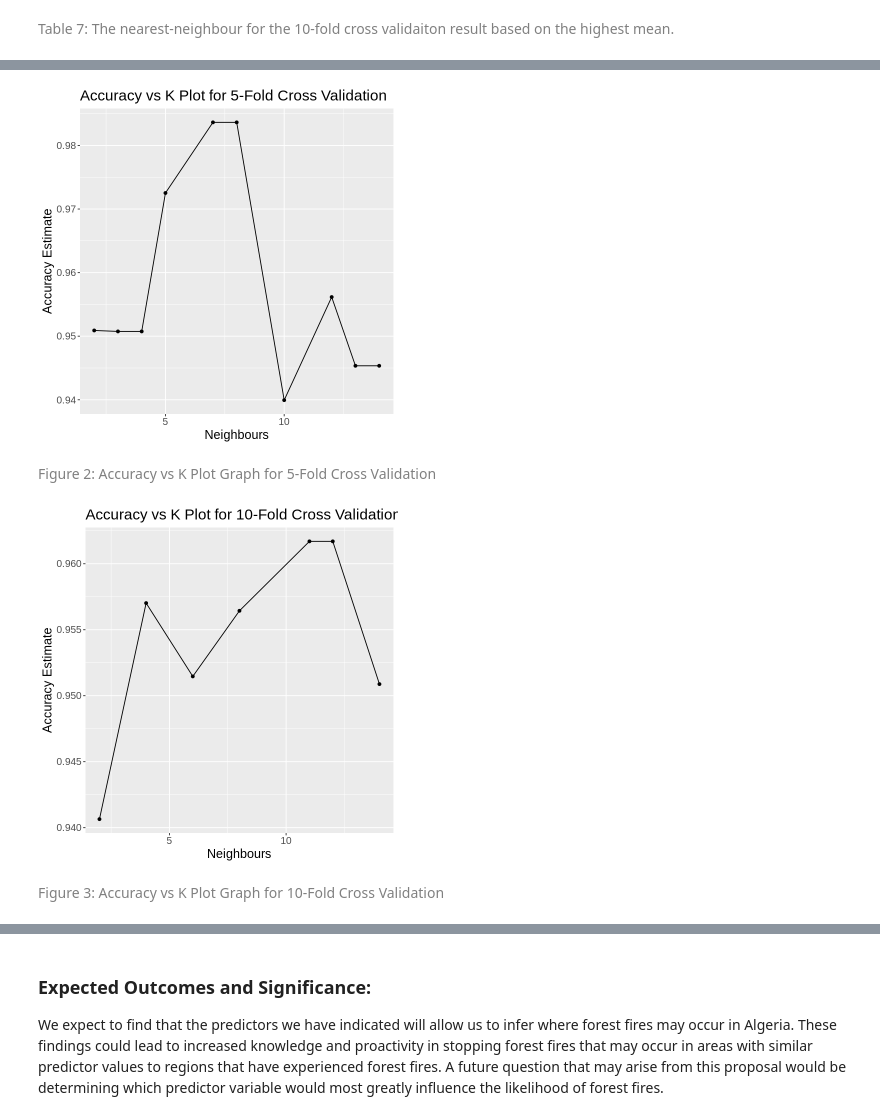
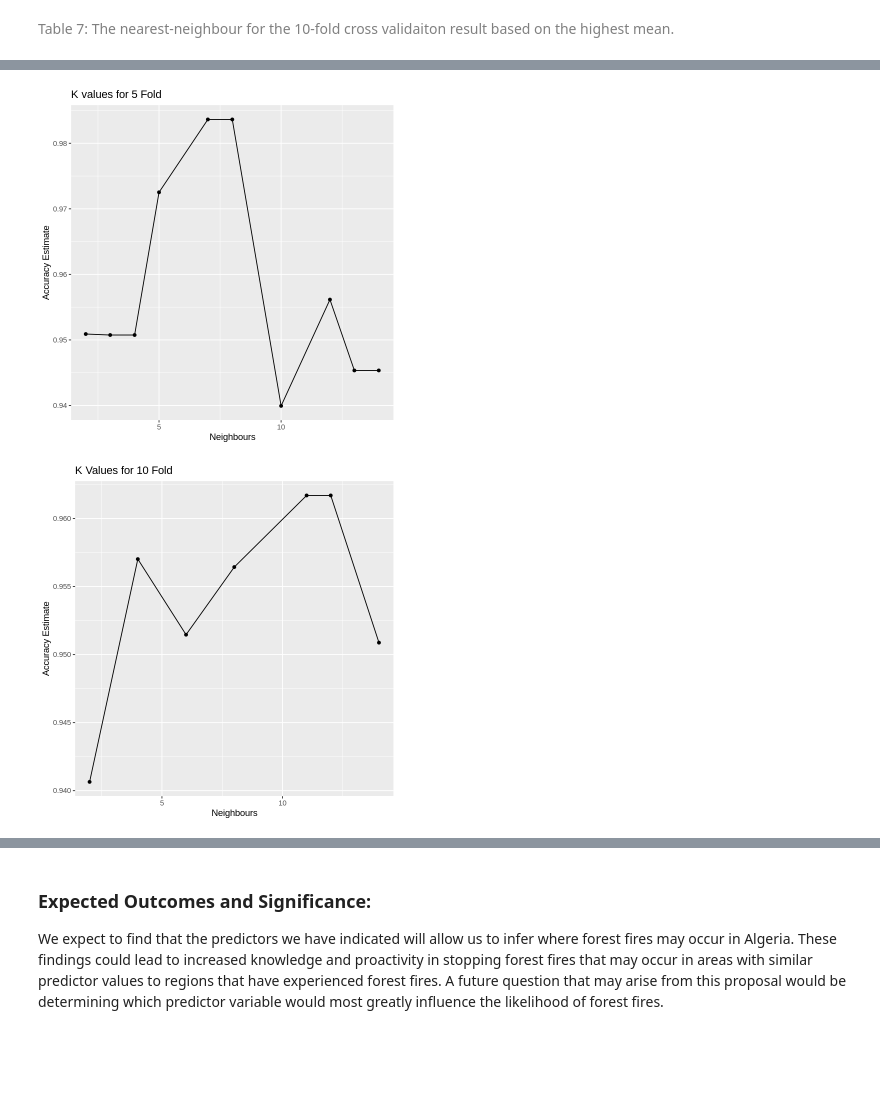
Before and after one commit to missarah96/Algerian_Forest_Fires_Analysis, a Jupyter notebook: Forest_Fire_Project.ipynb, the cells around one changed output, grey strips where cells are left out. Cells and saved outputs as stored; diff of their text form; code cells hidden in the pictures; blank space fills up the shorter version.

```diff
--- a/Forest_Fire_Project.ipynb
+++ b/Forest_Fire_Project.ipynb
@@ -275,33 +281,27 @@ To verify this, we plotted an accuracy vs K graph for both 5-Fold and 10 Fold
 # %%
 options(repr.plot.width = 6, repr.plot.height = 6)
 
-accuracies_5_plot <- forest_fire_results_5 %>%
-    filter(.metric == "accuracy") %>%
-    ggplot(aes(x=neighbors,y=mean))+
-    geom_point()+
-    geom_line()+
-    labs(x='Neighbours', y= 'Accuracy Estimate')+
-    ggtitle('Accuracy vs K Plot for 5-Fold Cross Validation')+
-theme(text = element_text(size = 15))
-accuracies_5_plot
+ accuracies_5_plot <- forest_fire_results_5 %>%
+     filter(.metric == "accuracy") %>%
+     ggplot(aes(x=neighbors,y=mean))+
+     geom_point()+
+     geom_line()+
+     labs(x='Neighbours', y= 'Accuracy Estimate')+
+     ggtitle('K values for 5 Fold')
+
+
+
+ accuracies_10_plot <- forest_fire_results_10 %>%
+     filter(.metric == "accuracy") %>%
+     ggplot(aes(x=neighbors,y=mean))+
+     geom_point()+
+     geom_line()+
+     labs(x='Neighbours', y= 'Accuracy Estimate')+
+     ggtitle('K Values for 10 Fold')
+
+
+ accuracies_5_plot
+ accuracies_10_plot
 # %% [output]
-[figure, old version]
+[figure, new version]
+[figure, added]
-# %% [markdown]
- <font color='grey'>Figure 2: Accuracy vs K Plot Graph for 5-Fold Cross Validation</font>
-# %%
-accuracies_10_plot <- forest_fire_results_10 %>%
-    filter(.metric == "accuracy") %>%
-    ggplot(aes(x=neighbors,y=mean))+
-    geom_point()+
-    geom_line()+
-    labs(x='Neighbours', y= 'Accuracy Estimate')+
-    ggtitle('Accuracy vs K Plot for 10-Fold Cross Validation')+
-theme(text = element_text(size = 15))
-
-
-
-accuracies_10_plot
-# %% [output]
-[figure, removed]
-# %% [markdown]
- <font color='grey'>Figure 3: Accuracy vs K Plot Graph for 10-Fold Cross Validation</font>
```
Also changed, not shown: parts of 6 cells of this notebook.
